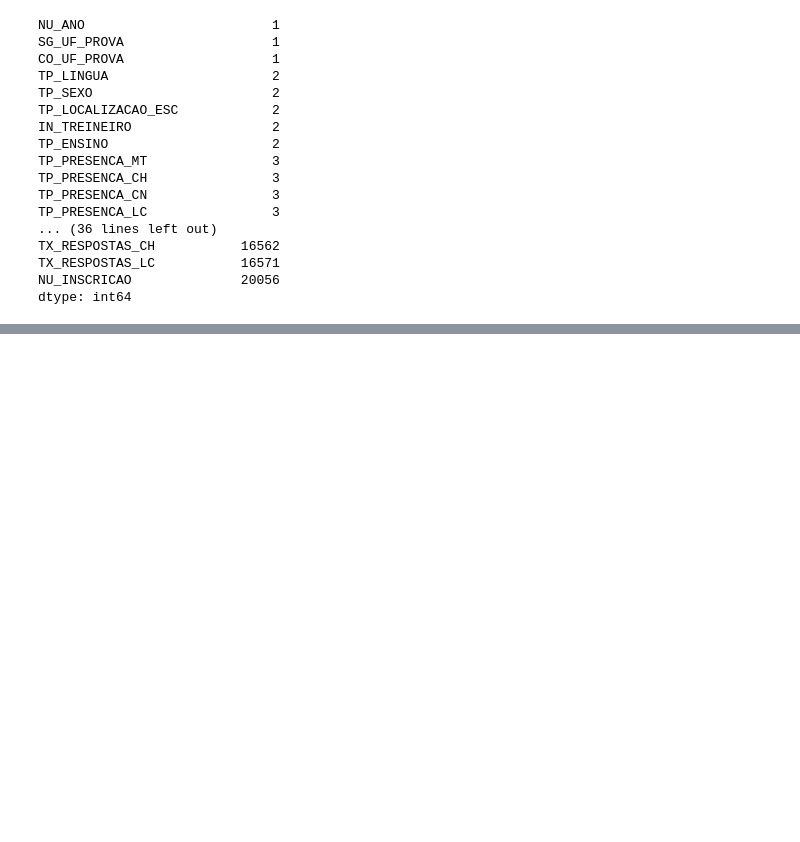
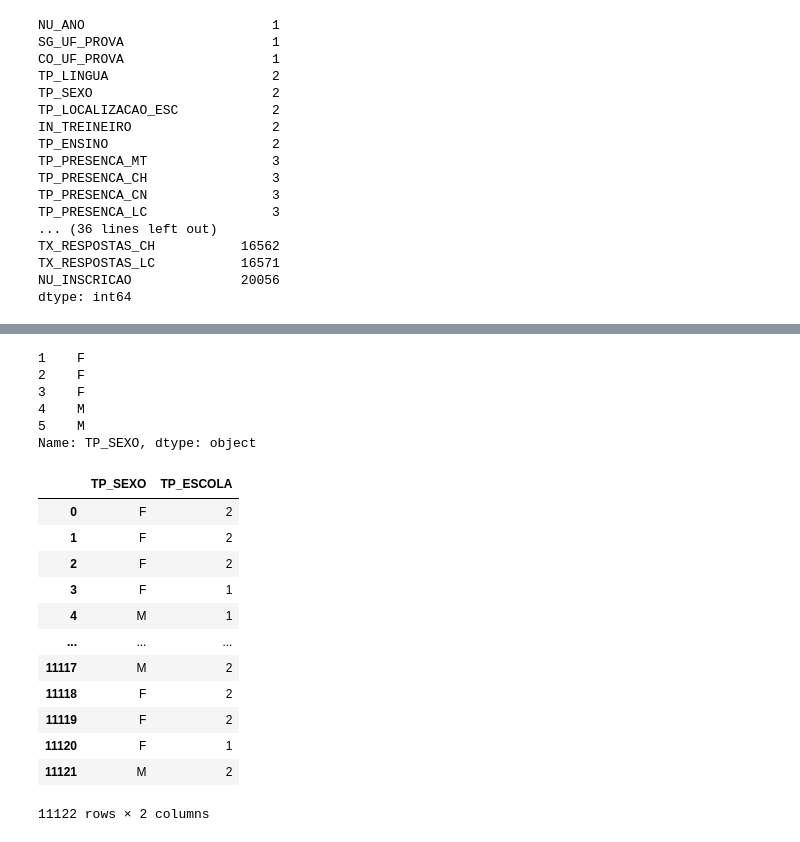
Before and after one commit to bevian/analise_dados_pandas, a Jupyter notebook: DataAnalytics.ipynb, the cells around one changed output, grey strips where cells are left out. Cells and saved outputs as stored; diff of their text form; code cells hidden in the pictures; blank space fills up the shorter version.

```diff
--- a/DataAnalytics.ipynb
+++ b/DataAnalytics.ipynb
@@ -179,0 +236,26 @@ dtype: int64
+# %%
+df.loc[1:5,'TP_SEXO']
+# %% [output]
+1    F
+2    F
+3    F
+4    M
+5    M
+Name: TP_SEXO, dtype: object
+# %%
+##Selecionando múltiplas colunas com .loc
+df.loc[:,['TP_SEXO','TP_ESCOLA']]
+# %% [output]
+|  | TP_SEXO | TP_ESCOLA |
+| 0 | F | 2 |
+| 1 | F | 2 |
+| 2 | F | 2 |
+| 3 | F | 1 |
+| 4 | M | 1 |
+| ... | ... | ... |
+| 11117 | M | 2 |
+| 11118 | F | 2 |
+| 11119 | F | 2 |
+| 11120 | F | 1 |
+| 11121 | M | 2 |
+11122 rows × 2 columns
```
Also changed, not shown: parts of 6 cells of this notebook.
